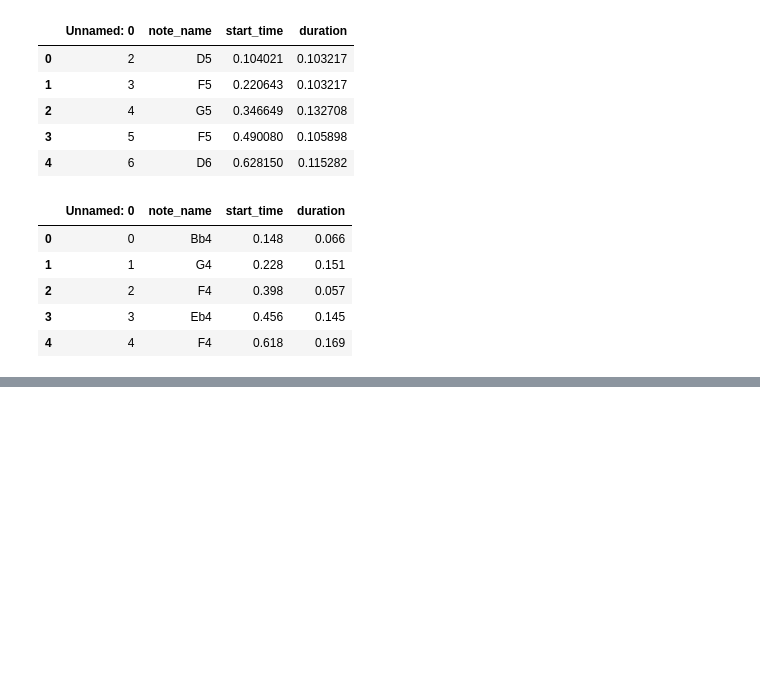
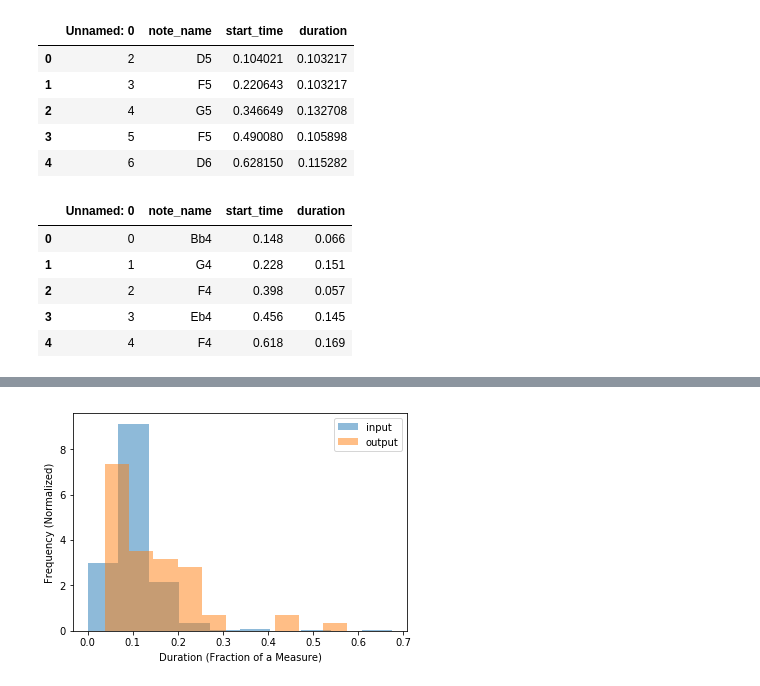
Before and after one commit to callaunchpad/JazzImprov, a Jupyter notebook: BennyCarter_JustFriends_Vis.ipynb, the cells around one changed output, grey strips where cells are left out. Drawn from its saved outputs; the diff is of its cells as text; code cells hidden in the pictures; blank space fills up the shorter version.

```diff
--- a/BennyCarter_JustFriends_Vis.ipynb
+++ b/BennyCarter_JustFriends_Vis.ipynb
@@ -53,0 +78,12 @@ joined_note_name.plot.bar(x = "note_name")
+# %%
+x1 = _input["duration"]
+x2 = _output["duration"]
+
+plt.hist(x1, normed = True, alpha = 0.5, label = 'input') #, bins, alpha=0.5, label='x')
+plt.hist(x2, normed = True, alpha = 0.5, label = 'output') #, bins, alpha=0.5, label='y')
+plt.legend(loc='upper right')
+plt.xlabel("Duration (Fraction of a Measure)")
+plt.ylabel("Frequency (Normalized)")
+plt.show()
+# %% [output]
+[figure, added]
```
Also changed, not shown: parts of 8 cells of this notebook, 3 other files.
